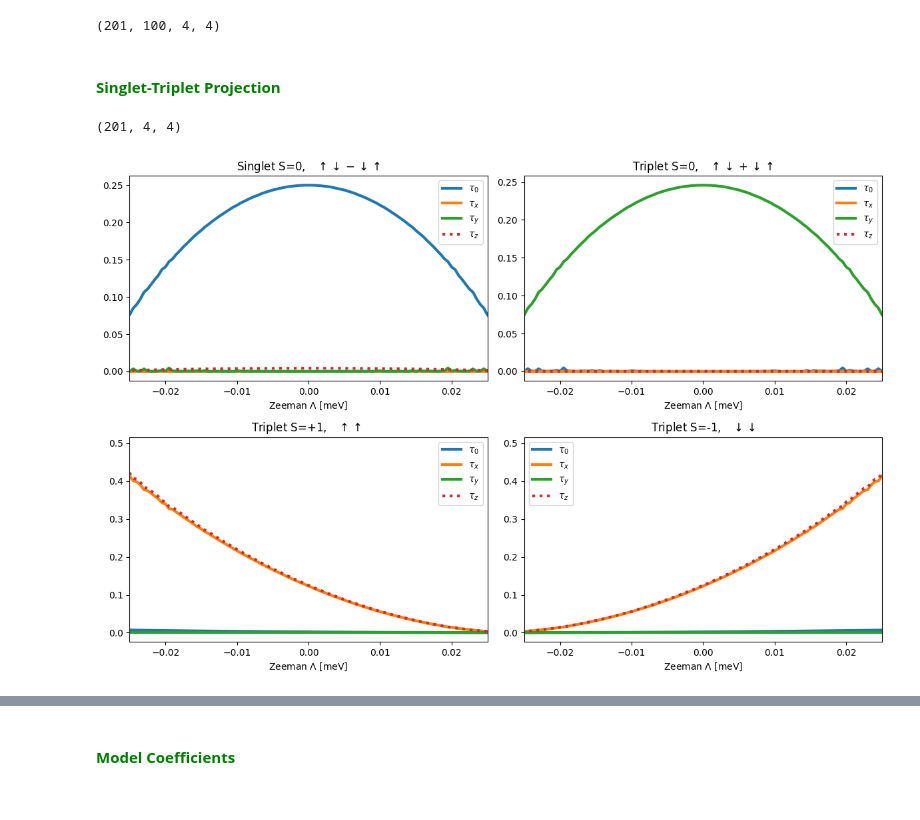
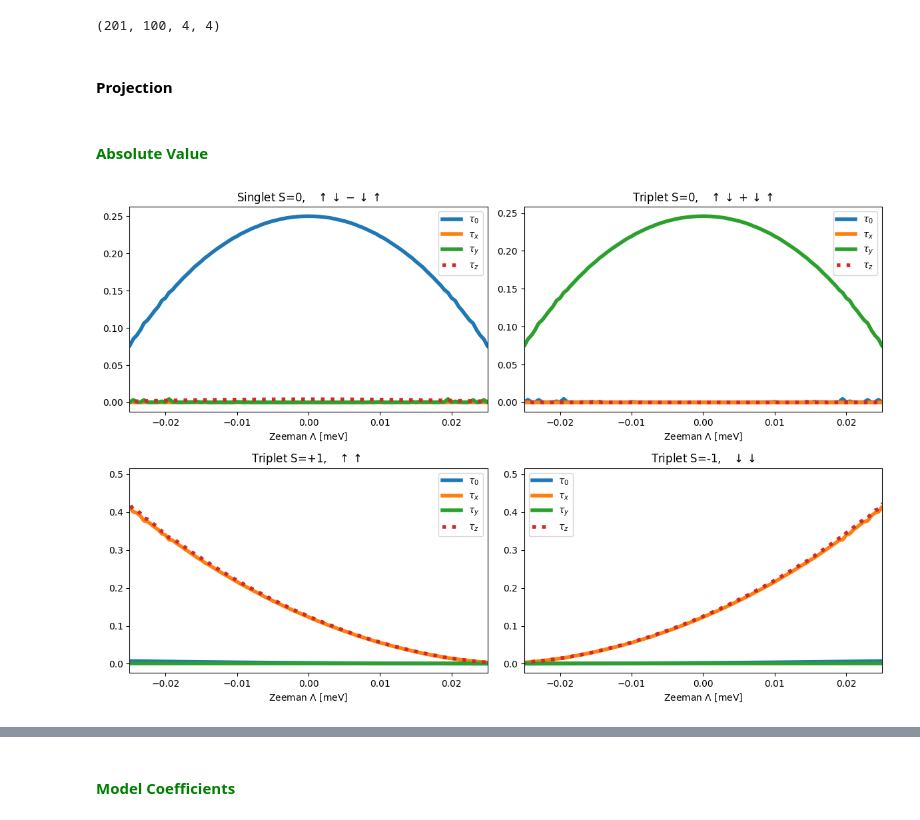
Before and after one commit to danidimic/MTI_SC_Gorkov, a Jupyter notebook: Pairing_Effective_Model.ipynb, the cells around one changed output, grey strips where cells are left out. Saved outputs shown, nothing was run; the diff lists cells and outputs as text; code cells hidden in the pictures.

```diff
--- a/Pairing_Effective_Model.ipynb
+++ b/Pairing_Effective_Model.ipynb
@@ -338,7 +233,7 @@ for idx, L in enumerate(Zeeman):
         # read one row
         row = rows[jdx]
 
-        if irow == 0: K.append(float(row[0]))
+        if jdx == 0: K.append(float(row[0]))
 
         # real part
         real = row[1 : 1 + n*n].reshape((n, n))
@@ -353,68 +248,64 @@ print(F_model.shape)
 # %% [output]
 (201, 100, 4, 4)
 # %% [markdown]
-#### <font color='green'> **Singlet-Triplet Projection** </font>
+#### <font color='black'> **Projection** </font>
 # %%
-c_model = np.empty(F_model.shape, dtype='complex')
+c_proj = np.empty(F_model.shape, dtype='complex')
 
 # loop over Zeeman
 for idx in range(F_model.shape[0]):
     # loop over momentum
     for jdx in range(F_model.shape[1]):
 
+        # get the pairing for given k,z
         F = F_model[idx, jdx]
+        # project over matrices
+        c_proj[idx,jdx] = Project_All(F, normalize=False)
 
-        c_model[idx,jdx] = Project_All(F, normalize=False)
-
-#print(Fs_0[0,0])
-#print()
-#print(coeffs[0,0][0])
-#print()
 
 # get the modulus squared
-c_model = np.abs(c_model)**2
+c_weights = np.abs(c_proj)**2
 # average over k
-C_avg = np.sum(c_model, axis=1)
+C_weights = np.sum(c_weights, axis=1)
 
-print(C_avg.shape)
+# get the phase of the coefficients
+c_phase = np.angle(c_proj)
+# average over k
+C_phase = np.average(c_phase, axis=1)
-# %% [output]
-(201, 4, 4)
+# %% [markdown]
+#### <font color='green'> **Absolute Value** </font>
 # %%
 fig, axs = plt.subplots(2, 2, figsize=(12, 8))
 
 title = ['Singlet S=0,   $\\uparrow\\downarrow - \\downarrow\\uparrow$', 'Triplet S=0,   $\\uparrow\\downarrow + \\downarrow\\uparrow$', 'Triplet S=+1,   $\\uparrow\\uparrow$ ', 'Triplet S=-1,   $\\downarrow\\downarrow$']
 label = ['$\\tau_0$', '$\\tau_x$', '$\\tau_y$', '$\\tau_z$']
 
 lw = [5,5,4,4]
 ls = ['-', '-', '-', ':']
 
-color = ['blue', 'green', 'orange', 'red']
-
 # normalization
-norm = np.sum(C_avg, axis=(1,2))
-
+norm = np.sum(C_weights, axis=(1,2))
 
 # loop over row (spin states)
 for row in range(4):
 
     # select ax
     ax = axs[row // 2, row % 2]
 
     # loop over column (orbital states)
     for col in range(4):
         # plot the coefficients
-        ax.plot(Zeeman, (C_avg[:, row, col]/norm).real, lw=3, label=label[col], ls=ls[col])
-
+        ax.plot(Zeeman, (C_weights[:, row, col]/norm), lw=4, label=label[col], ls=ls[col])
 
 
     ax.set_title(title[row])
     ax.set_xlabel('Zeeman $\Lambda$ [meV]')
 
     ax.set_xlim(-0.025, 0.025)
     ax.legend()
 
 
 plt.tight_layout()
 plt.show()
 # %% [output]
-[figure, old version]
+[figure, new version]
```
Also changed, not shown: parts of 16 cells of this notebook, 10 other files.
